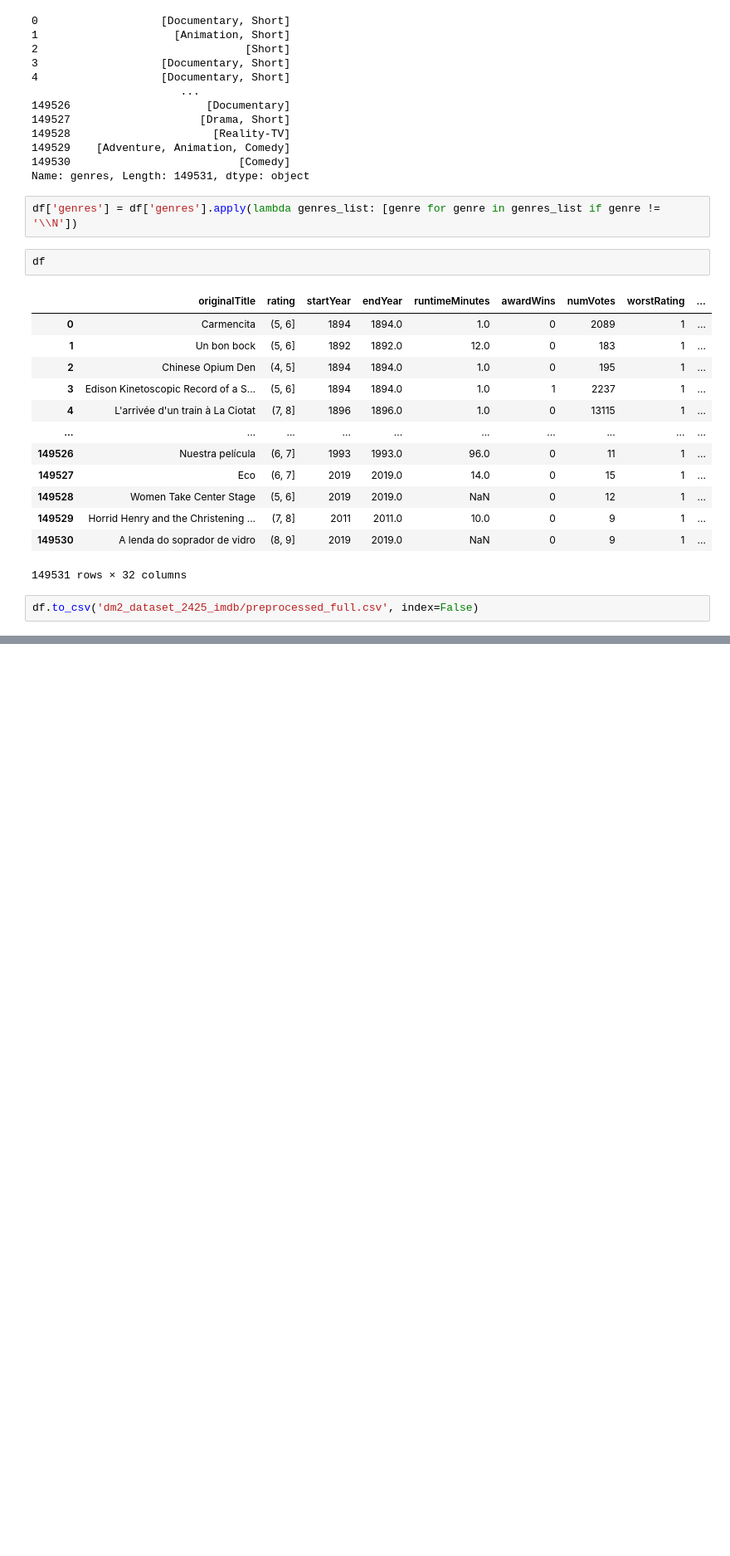
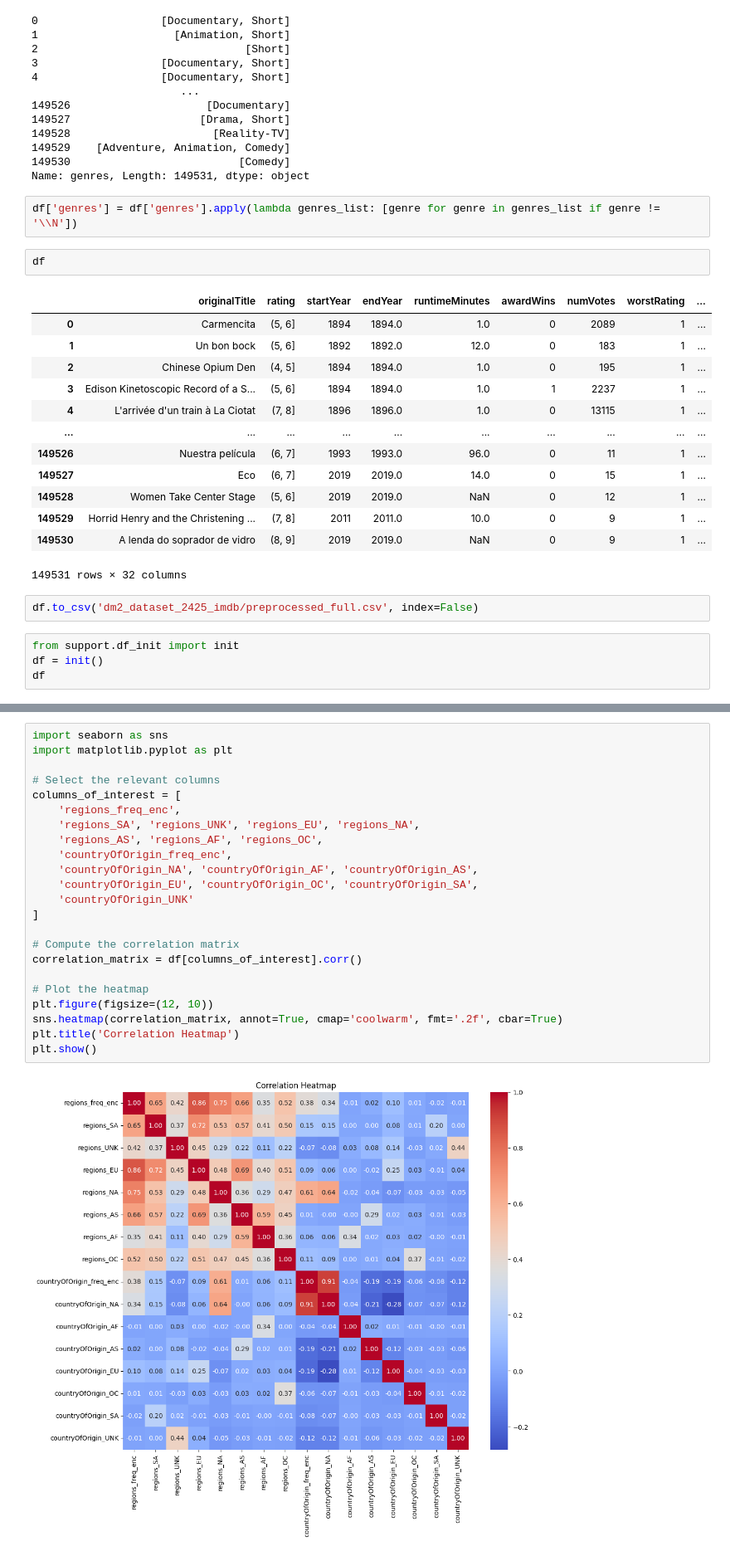
Before and after one commit to ChefBB/dm2_project, a Jupyter notebook: understanding_bruno.ipynb, the cells around one changed output, grey strips where cells are left out. Shown at 83% size. Drawn from its saved outputs; the diff is of its cells as text; blank space fills up the shorter version.

Commit message:
added some exploration on loadings+corrected some outliers support

```diff
--- a/understanding_bruno.ipynb
+++ b/understanding_bruno.ipynb
@@ -941,3 +941,7 @@ df
 149531 rows × 32 columns
 # %%
 df.to_csv('dm2_dataset_2425_imdb/preprocessed_full.csv', index=False)
+# %%
+from support.df_init import init
+df = init()
+df
@@ -943,0 +962,25 @@ df.to_csv('dm2_dataset_2425_imdb/preprocessed_full.csv', index=False)
+# %%
+import seaborn as sns
+import matplotlib.pyplot as plt
+
+# Select the relevant columns
+columns_of_interest = [
+    'regions_freq_enc',
+    'regions_SA', 'regions_UNK', 'regions_EU', 'regions_NA',
+    'regions_AS', 'regions_AF', 'regions_OC',
+    'countryOfOrigin_freq_enc',
+    'countryOfOrigin_NA', 'countryOfOrigin_AF', 'countryOfOrigin_AS',
+    'countryOfOrigin_EU', 'countryOfOrigin_OC', 'countryOfOrigin_SA',
+    'countryOfOrigin_UNK'
+]
+
+# Compute the correlation matrix
+correlation_matrix = df[columns_of_interest].corr()
+
+# Plot the heatmap
+plt.figure(figsize=(12, 10))
+sns.heatmap(correlation_matrix, annot=True, cmap='coolwarm', fmt='.2f', cbar=True)
+plt.title('Correlation Heatmap')
+plt.show()
+# %% [output]
+[figure, added]
```
Also changed, not shown: parts of 1 cell of this notebook, 7 other files.
